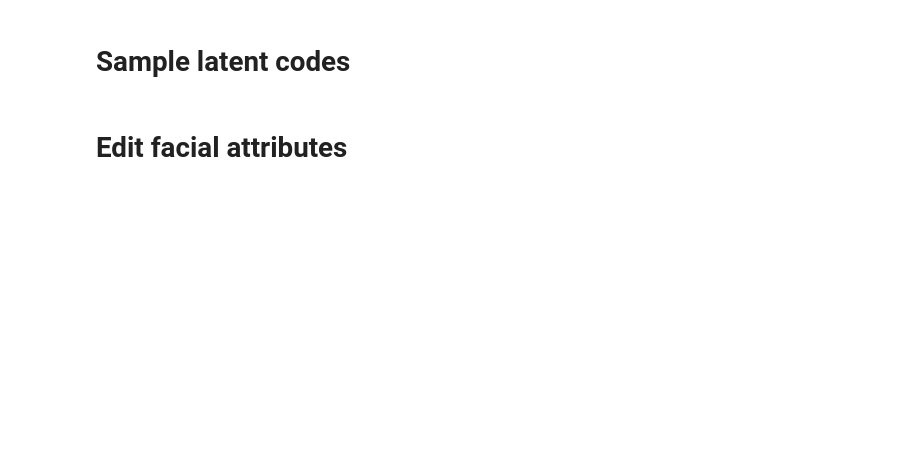
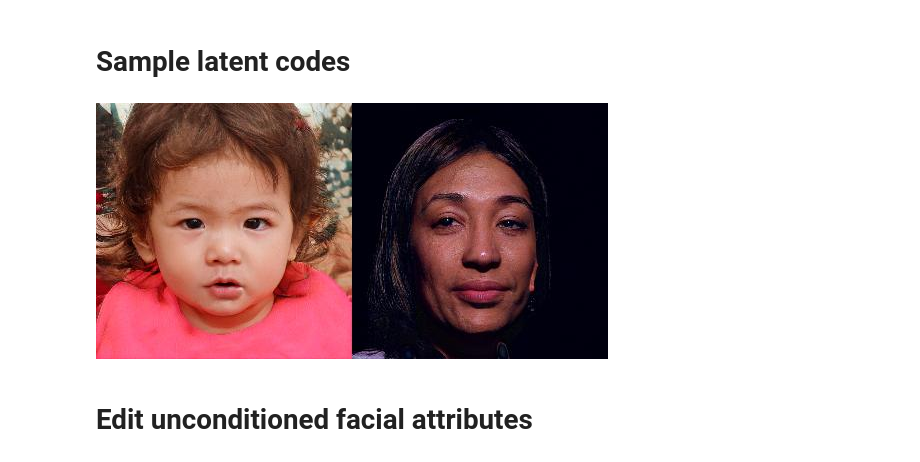
Before and after one commit to yuzq97/starter_project, a Jupyter notebook: demo.ipynb, the cells around one changed output. Saved outputs shown, nothing was run; the diff lists cells and outputs as text; code cells hidden in the pictures; blank space fills up the shorter version.

```diff
--- a/demo.ipynb
+++ b/demo.ipynb
@@ -24,22 +29,17 @@ import PIL.Image
 import torch
 
 from models.model_settings import MODEL_POOL
-from models.pggan_generator import PGGANGenerator
 from models.stylegan_generator import StyleGANGenerator
 from utils.manipulator import linear_interpolate
 
 
 def build_generator(model_name):
   """Builds the generator by model name."""
-  gan_type = MODEL_POOL[model_name]['gan_type']
-  if gan_type == 'pggan':
-    generator = PGGANGenerator(model_name)
-  elif gan_type == 'stylegan':
-    generator = StyleGANGenerator(model_name)
+  generator = StyleGANGenerator(model_name)
   return generator
 
 
-def sample_codes(generator, num, latent_space_type='Z', seed=0):
+def sample_codes(generator, num, latent_space_type, seed=0):
   """Samples latent codes randomly."""
   np.random.seed(seed)
   codes = generator.easy_sample(num)
@@ -75,8 +75,8 @@ def imshow(images, col, viz_size=256):
 # Select a Model
 # %%
 #@title { display-mode: "form", run: "auto" }
-model_name = "stylegan_ffhq" #@param ['pggan_celebahq','stylegan_celebahq', 'stylegan_ffhq']
-latent_space_type = "W" #@param ['Z', 'W']
+model_name = "stylegan_ffhq" #@param ['stylegan_celebahq', 'stylegan_ffhq']
+latent_space_type = "Z" #@param ['Z', 'W']
 
 generator = build_generator(model_name)
 
@@ -84,7 +84,13 @@ ATTRS = ['age', 'eyeglasses', 'gender', 'pose', 'smile']
 boundaries = {}
 for i, attr_name in enumerate(ATTRS):
   boundary_name = f'{model_name}_{attr_name}'
-  if generator.gan_type == 'stylegan' and latent_space_type == 'W':
+  if latent_space_type == 'W':
     boundaries[attr_name] = np.load(f'boundaries/{boundary_name}_w_boundary.npy')
   else:
     boundaries[attr_name] = np.load(f'boundaries/{boundary_name}_boundary.npy')
+
+C_ATTRS = ['age_c_eyeglasses','age_c_gender','eyeglasses_c_age','eyeglasses_c_gender']
+conditional_boundaries = {}
+for attr_name in C_ATTRS:
+  boundary_name = f'{model_name}_{attr_name}'
+  conditional_boundaries[attr_name] = np.load(f'boundaries/{boundary_name}_boundary.npy')
@@ -93,16 +102,19 @@ for i, attr_name in enumerate(ATTRS):
 # %%
 #@title { display-mode: "form", run: "auto" }
 
-num_samples = 4 #@param {type:"slider", min:1, max:8, step:1}
-noise_seed = 0 #@param {type:"slider", min:0, max:1000, step:1}
+num_samples = 2 #@param {type:"slider", min:1, max:4, step:1}
+num_steps = 8 #@param {type:"slider", min:3, max:10, step:1}
+noise_seed = 350 #@param {type:"slider", min:0, max:1000, step:1}
 
 latent_codes = sample_codes(generator, num_samples, latent_space_type, noise_seed)
-if generator.gan_type == 'stylegan' and latent_space_type == 'W':
+if latent_space_type == 'W':
   synthesis_kwargs = {'latent_space_type': 'W'}
 else:
   synthesis_kwargs = {}
 
 images = generator.easy_synthesize(latent_codes, **synthesis_kwargs)['image']
 imshow(images, col=num_samples)
+# %% [output]
+[figure, added]
 # %% [markdown]
-# Edit facial attributes
+# Edit unconditioned facial attributes
```
Also changed, not shown: parts of 7 cells of this notebook.
